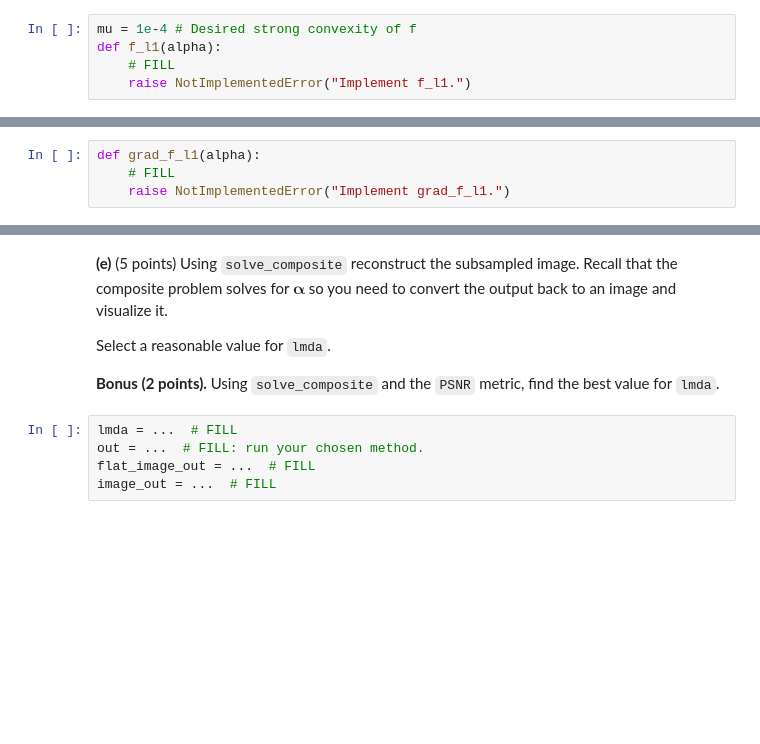
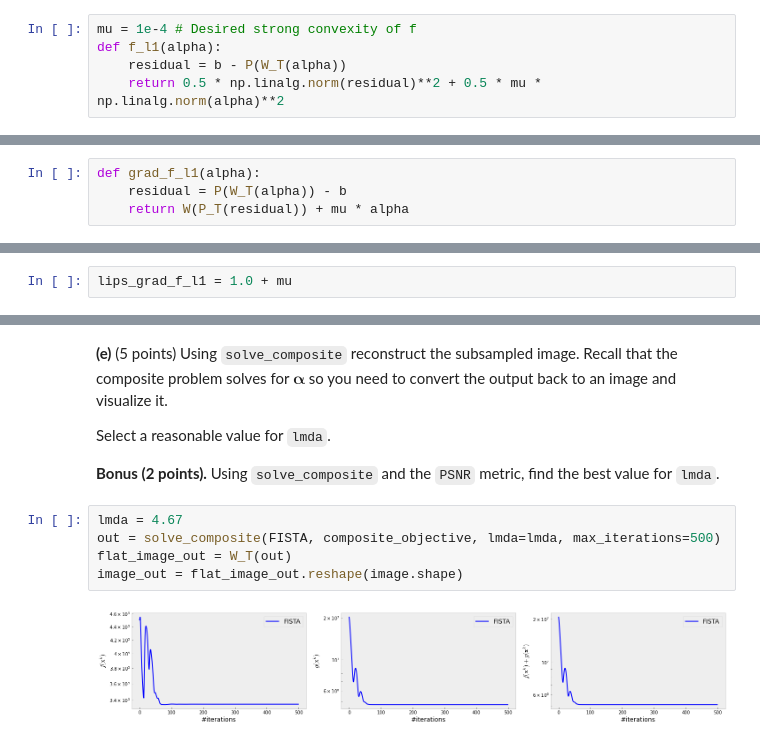
Before and after one commit to Alex-backpropagates/ee-556-hw-mnis-2026, a Jupyter notebook: HW1/Part 4 - Proximal methods.ipynb, the cells around one changed output, grey strips where cells are left out. Drawn from its saved outputs; the diff is of its cells as text; blank space fills up the shorter version.

```diff
--- a/HW1/Part 4 - Proximal methods.ipynb
+++ b/HW1/Part 4 - Proximal methods.ipynb
@@ -207,13 +265,13 @@ __(b)__ (1 point) Now define the function `f_l1` as described earlier in the pro
 # %%
 mu = 1e-4 # Desired strong convexity of f
 def f_l1(alpha):
-    # FILL
-    raise NotImplementedError("Implement f_l1.")
+    residual = b - P(W_T(alpha))
+    return 0.5 * np.linalg.norm(residual)**2 + 0.5 * mu * np.linalg.norm(alpha)**2
 # %% [markdown]
 __(c)__ (1 point) Write the gradient of $f_{\ell_1}(\mathbf{\alpha})$.
-# %%
-def grad_f_l1(alpha):
-    # FILL
-    raise NotImplementedError("Implement grad_f_l1.")
+# %%
+def grad_f_l1(alpha):
+    residual = P(W_T(alpha)) - b
+    return W(P_T(residual)) + mu * alpha
 # %% [markdown]
 __(d)__ (1 points) Find the Lipschitz constant of $\nabla_\mathbf{\alpha} f_{\ell_1}(\mathbf{\alpha})$ analytically and fill it in the cell below.
@@ -224,3 +308,5 @@ lips_grad_f_l1 = ...  # FILL
+# %%
+lips_grad_f_l1 = 1.0 + mu
 # %% [markdown]
 We have all the necessary ingredients to define the smooth part of our composite objective:
 # %%
@@ -248,10 +334,12 @@ __(e)__ (5 points) Using `solve_composite` reconstruct the subsampled image. Rec
 Select a reasonable value for `lmda`.
 
 **Bonus (2 points).** Using `solve_composite` and the `PSNR` metric, find the best value for `lmda`.
-# %%
-lmda = ...  # FILL
-out = ...  # FILL: run your chosen method.
-flat_image_out = ...  # FILL
-image_out = ...  # FILL
+# %%
+lmda = 4.67
+out = solve_composite(FISTA, composite_objective, lmda=lmda, max_iterations=500)
+flat_image_out = W_T(out)
+image_out = flat_image_out.reshape(image.shape)
+# %% [output]
+[figure, added]
 # %%
 show(true = image, subsampled=subsampled, estimated=image_out)
```
Also changed, not shown: parts of 29 cells of this notebook, 2 other files.
